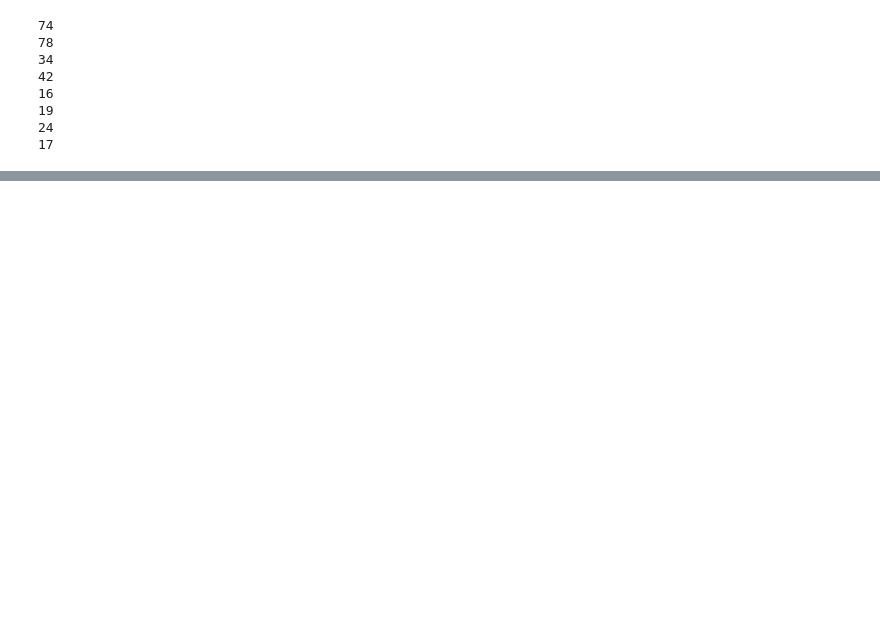
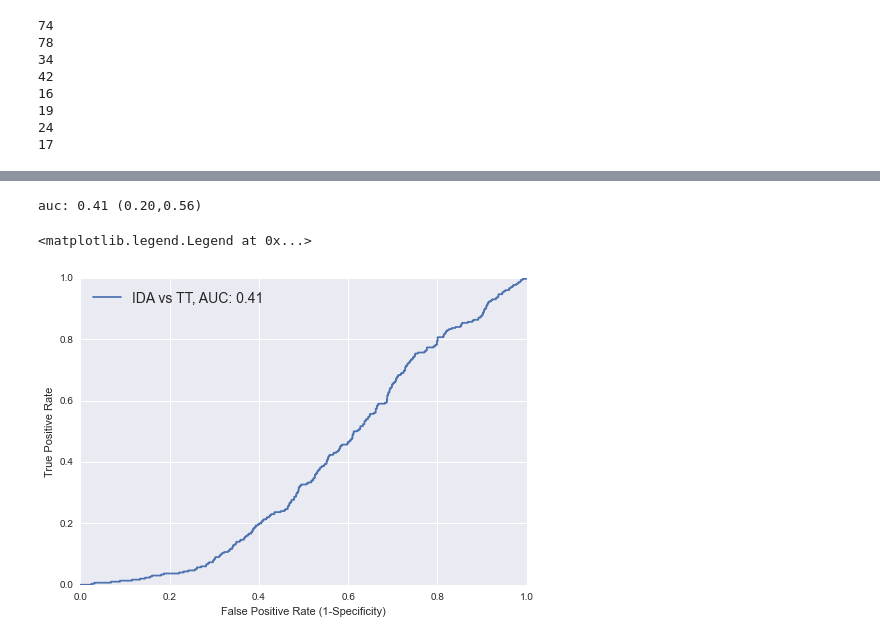
Before and after one commit to alexbw/ida, a Jupyter notebook: prediction/Analyzing best classification.ipynb, the cells around one changed output, grey strips where cells are left out. Drawn from its saved outputs; the diff is of its cells as text; code cells hidden in the pictures; blank space fills up the shorter version.

```diff
--- a/prediction/Analyzing best classification.ipynb
+++ b/prediction/Analyzing best classification.ipynb
@@ -208,0 +422,4 @@ NameError: name 'idxs' is not defined
+# %%
+# For just this section! Filter out everything that's not IDA or tt
+sdf = sdf[sdf.blood_type!='normal']
+sdf['int_blood_type'] = label_binarize(sdf.blood_type.values, ['ida', 'tt']).ravel()
@@ -208,0 +433,45 @@ NameError: name 'idxs' is not defined
+# %%
+aucs = []
+validation_idxs = []
+true_ys = []
+pred_ys = []
+all_scores = []
+for train, validate in cross_validation.StratifiedShuffleSplit(train_patient_blood_type, n_iter=50, test_size=0.5):
+    true_y, pred_y, scores, train_idx, validation_idx = classify(job, this_sdf, train_patients, train, validate)
+    auc = roc_auc_score(true_y, scores)
+    aucs.append(auc)
+    validation_idxs.extend(validation_idx)
+    true_ys.extend(true_y)
+    pred_ys.extend(pred_y)
+    all_scores.extend(scores)
+# %%
+aucs = []
+validation_idxs = []
+true_ys = []
+pred_ys = []
+all_scores = []
+for train, validate in cross_validation.StratifiedShuffleSplit(ida_patient_blood_type, n_iter=50, test_size=0.5):
+    true_y, pred_y, scores, train_idx, validation_idx = classify(job, sdf, patients, train, validate)
+    try:
+        auc = roc_auc_score(true_y, scores)
+        aucs.append(auc)
+        validation_idxs.extend(validation_idx)
+        true_ys.extend(true_y)
+        pred_ys.extend(pred_y)
+        all_scores.extend(scores)
+    except:
+        continue
+
+print(u"auc: %2.2f (%2.2f,%2.2f)"%tuple(np.percentile(aucs, [50,5,95])))
+fpr, tpr, _ = roc_curve(true_ys, all_scores)
+# %% [output]
+auc: 0.41 (0.20,0.56)
+# %%
+fpr, tpr, _ = roc_curve(true_ys, all_scores)
+plot(fpr, tpr, label="IDA vs TT, AUC: %2.2f" % np.percentile(aucs,50))
+ylabel("True Positive Rate")
+xlabel("False Positive Rate (1-Specificity)")
+legend(loc='upper left', fontsize=14)
+# %% [output]
+<matplotlib.legend.Legend at 0x...>
+[figure, added]
```
Also changed, not shown: parts of 21 cells of this notebook.
